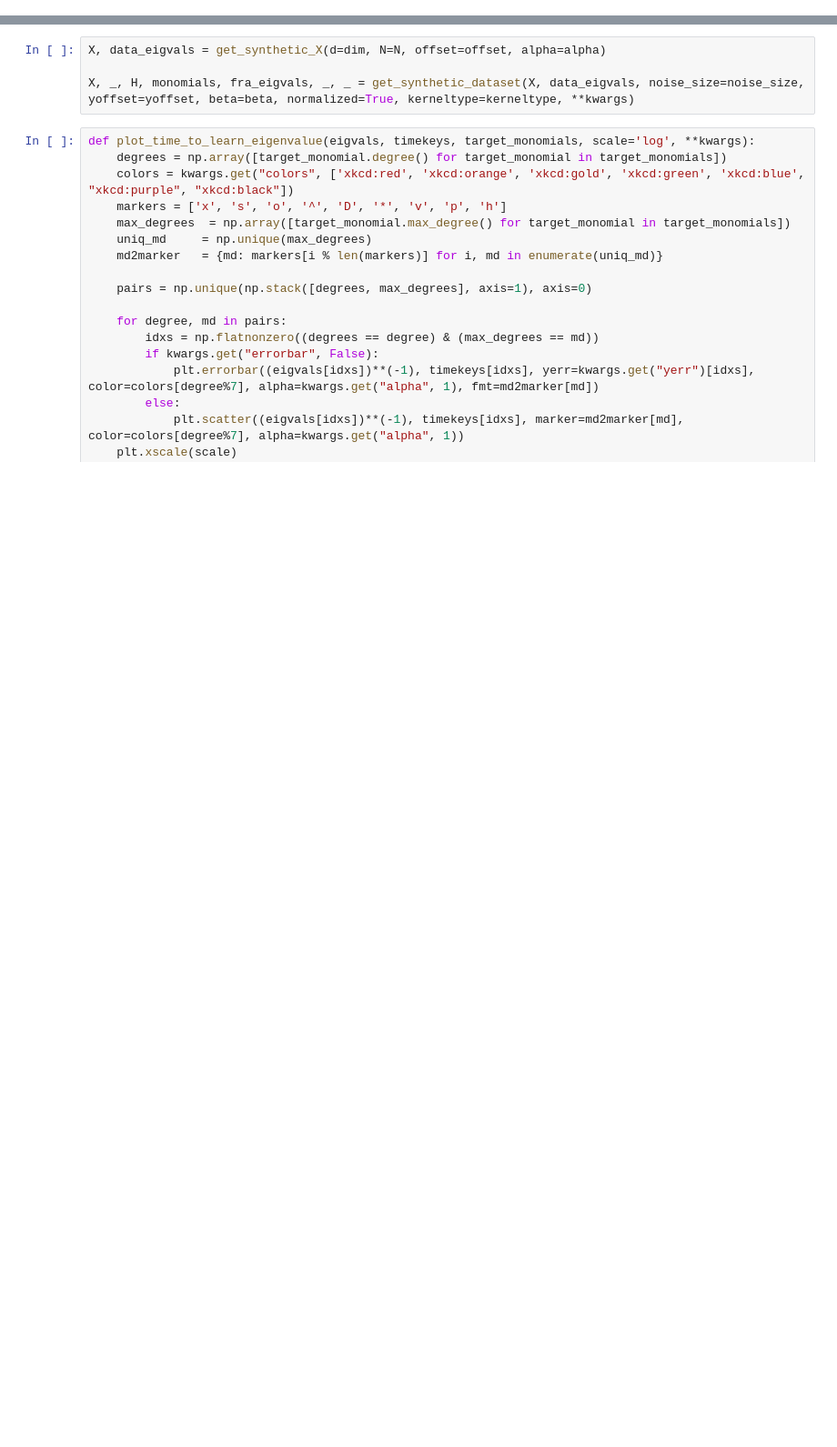
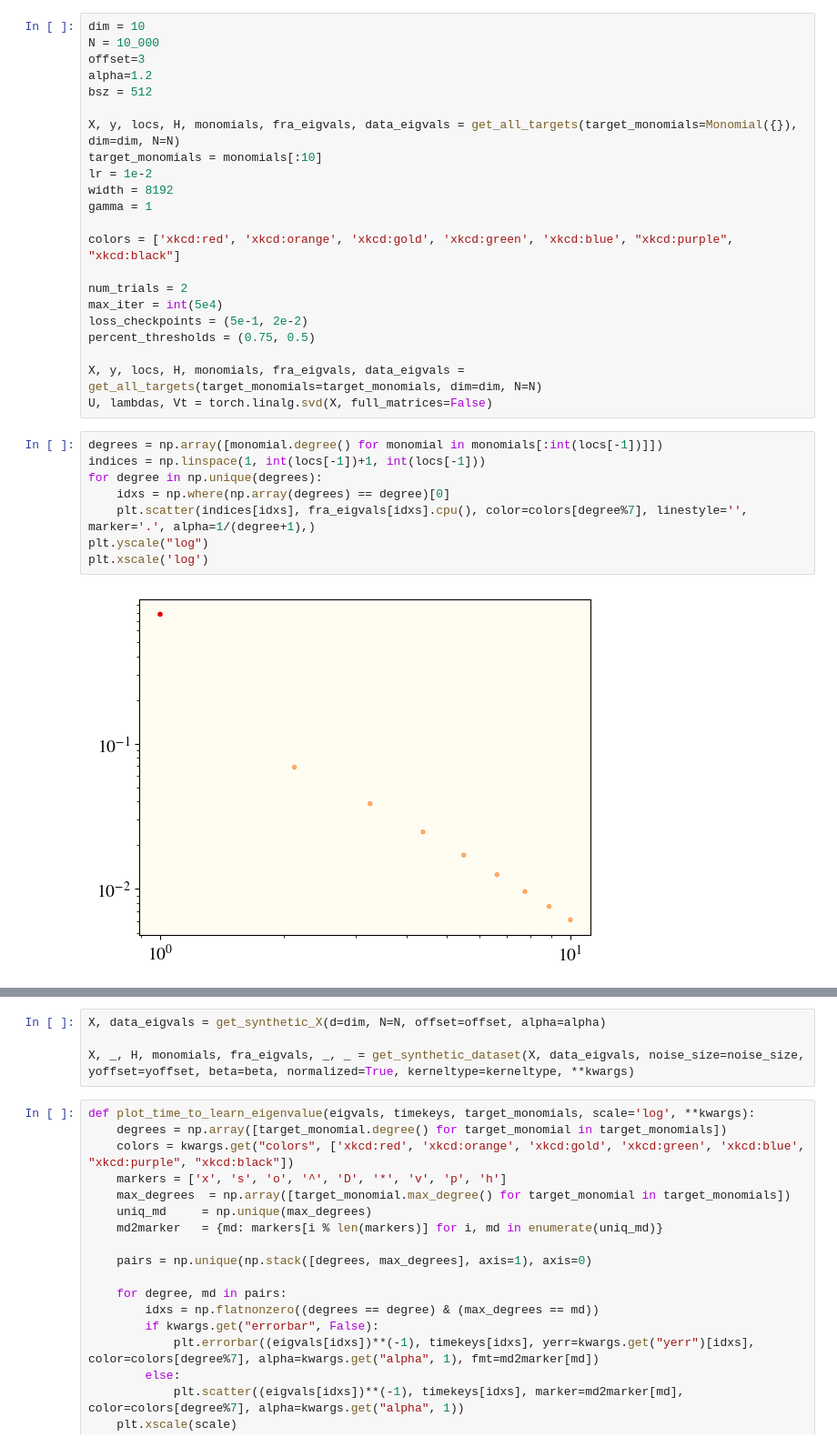
Before and after one commit to james-simon/feature_recombination, a Jupyter notebook: notebooks/MLP-training.ipynb, the cells around one changed output, grey strips where cells are left out. Shown at 91% size. Cells and saved outputs as stored; diff of their text form; blank space fills up the shorter version.

```diff
--- a/notebooks/MLP-training.ipynb
+++ b/notebooks/MLP-training.ipynb
@@ -28,0 +68,32 @@ plt.rc("mathtext", fontset='cm')
+# %%
+dim = 10
+N = 10_000
+offset=3
+alpha=1.2
+bsz = 512
+
+X, y, locs, H, monomials, fra_eigvals, data_eigvals = get_all_targets(target_monomials=Monomial({}), dim=dim, N=N)
+target_monomials = monomials[:10]
+lr = 1e-2
+width = 8192
+gamma = 1
+
+colors = ['xkcd:red', 'xkcd:orange', 'xkcd:gold', 'xkcd:green', 'xkcd:blue', "xkcd:purple", "xkcd:black"]
+
+num_trials = 2
+max_iter = int(5e4)
+loss_checkpoints = (5e-1, 2e-2)
+percent_thresholds = (0.75, 0.5)
+
+X, y, locs, H, monomials, fra_eigvals, data_eigvals = get_all_targets(target_monomials=target_monomials, dim=dim, N=N)
+U, lambdas, Vt = torch.linalg.svd(X, full_matrices=False)
+# %%
+degrees = np.array([monomial.degree() for monomial in monomials[:int(locs[-1])]])
+indices = np.linspace(1, int(locs[-1])+1, int(locs[-1]))
+for degree in np.unique(degrees):
+    idxs = np.where(np.array(degrees) == degree)[0]
+    plt.scatter(indices[idxs], fra_eigvals[idxs].cpu(), color=colors[degree%7], linestyle='', marker='.', alpha=1/(degree+1),)
+plt.yscale("log")
+plt.xscale('log')
+# %% [output]
+[figure, added]
```
Also changed, not shown: parts of 15 cells of this notebook, 3 other files.
